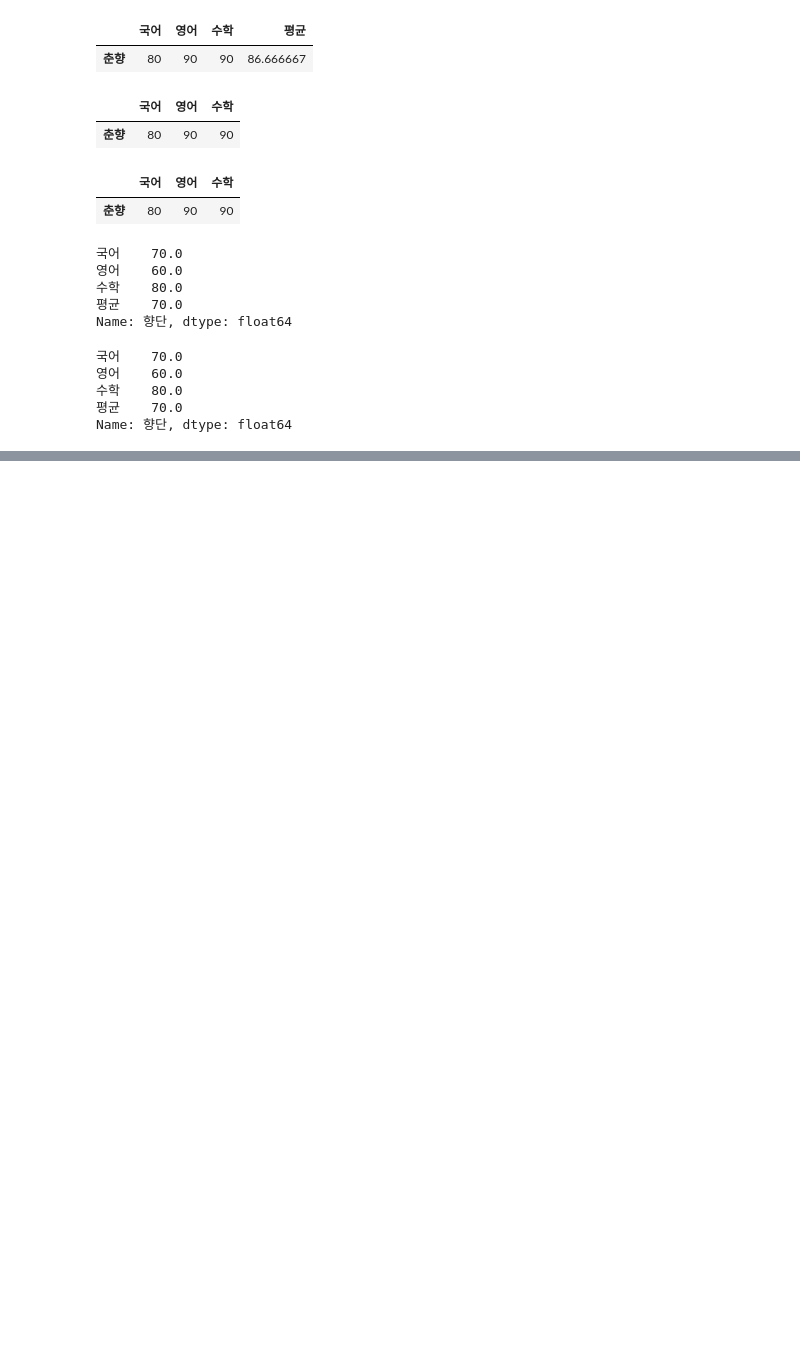
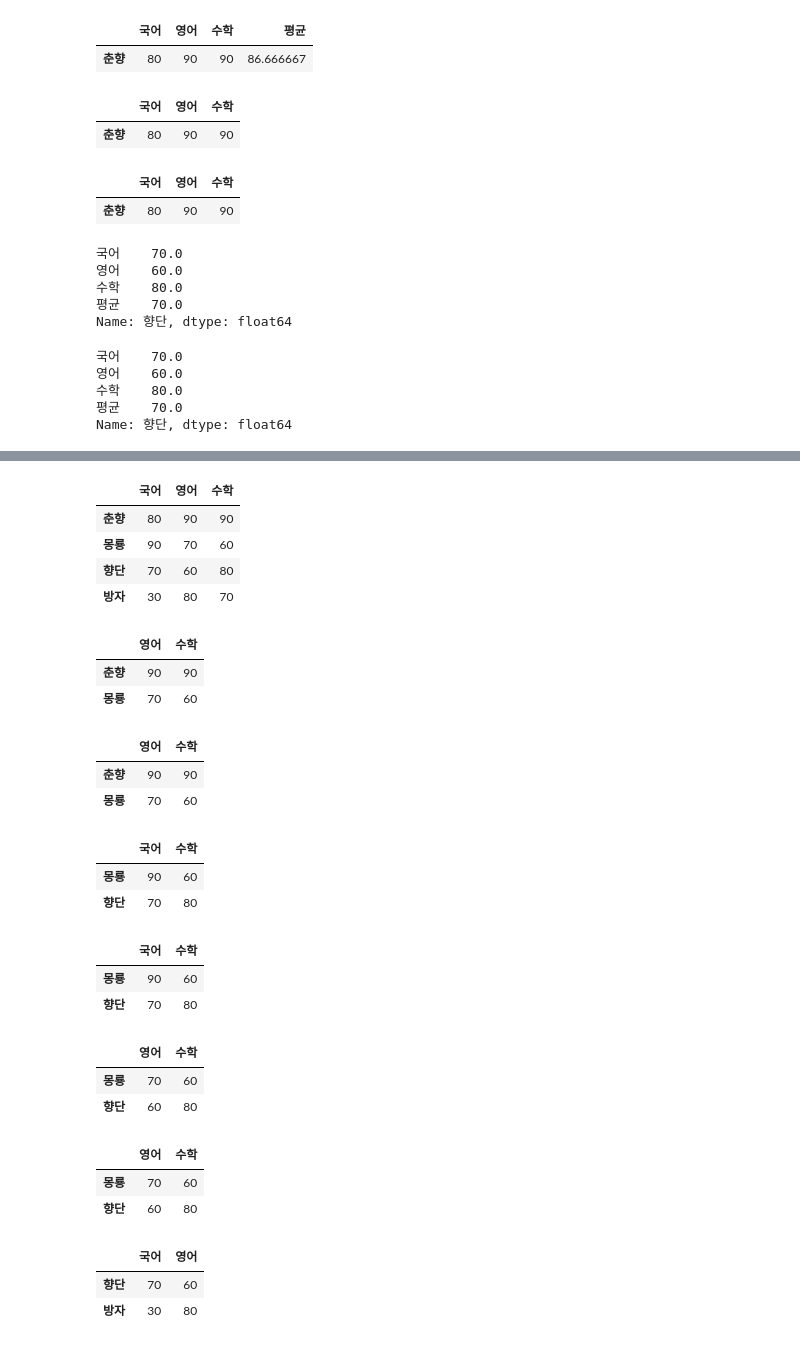
Before and after one commit to 1unasy/MachineLearning-2021-12, a Jupyter notebook: 00.데이터분석/12.DataFrame.ipynb, the cells around one changed output, grey strips where cells are left out. Saved outputs shown, nothing was run; the diff lists cells and outputs as text; code cells hidden in the pictures; blank space fills up the shorter version.

```diff
--- a/00.데이터분석/12.DataFrame.ipynb
+++ b/00.데이터분석/12.DataFrame.ipynb
@@ -161,0 +220,54 @@ Name: 향단, dtype: float64
+# %%
+df
+# %% [output]
+|  | 국어 | 영어 | 수학 |
+| 춘향 | 80 | 90 | 90 |
+| 몽룡 | 90 | 70 | 60 |
+| 향단 | 70 | 60 | 80 |
+| 방자 | 30 | 80 | 70 |
+# %%
+# 춘향, 몽룡의 영어, 수학 점수
+df.loc['춘향':'몽룡', '영어':]
+# %% [output]
+|  | 영어 | 수학 |
+| 춘향 | 90 | 90 |
+| 몽룡 | 70 | 60 |
+# %%
+df.iloc[:2, 1:]
+# %% [output]
+|  | 영어 | 수학 |
+| 춘향 | 90 | 90 |
+| 몽룡 | 70 | 60 |
+# %%
+# 몽룡, 향단의 국어, 수학 점수
+df.iloc[1:3, [0,2]]
+# %% [output]
+|  | 국어 | 수학 |
+| 몽룡 | 90 | 60 |
+| 향단 | 70 | 80 |
+# %%
+df.iloc[1:3, ::2]
+# %% [output]
+|  | 국어 | 수학 |
+| 몽룡 | 90 | 60 |
+| 향단 | 70 | 80 |
+# %%
+# 몽룡, 향단의 영어, 수학 점수
+df.loc['몽룡':'향단', '영어':]
+# %% [output]
+|  | 영어 | 수학 |
+| 몽룡 | 70 | 60 |
+| 향단 | 60 | 80 |
+# %%
+df.iloc[1:3, 1:]
+# %% [output]
+|  | 영어 | 수학 |
+| 몽룡 | 70 | 60 |
+| 향단 | 60 | 80 |
+# %%
+# 향단, 방자의 국어, 영어 점수
+df.loc['향단':'방자', '국어':'영어']
+# %% [output]
+|  | 국어 | 영어 |
+| 향단 | 70 | 60 |
+| 방자 | 30 | 80 |
```
Also changed, not shown: parts of 8 cells of this notebook.
